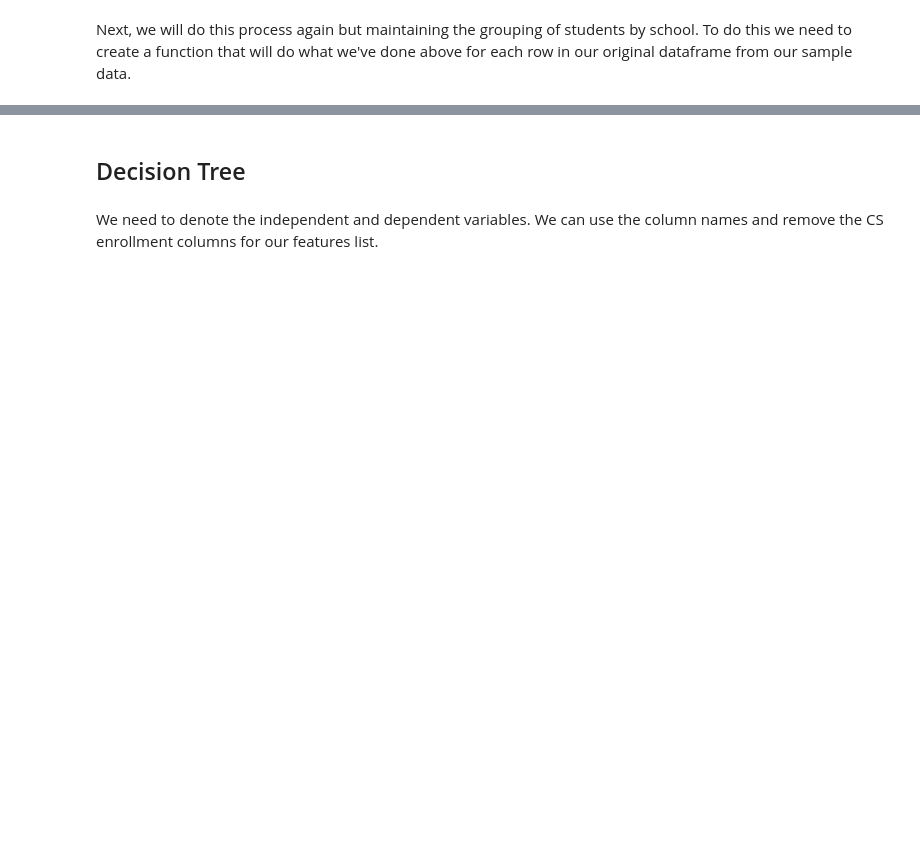
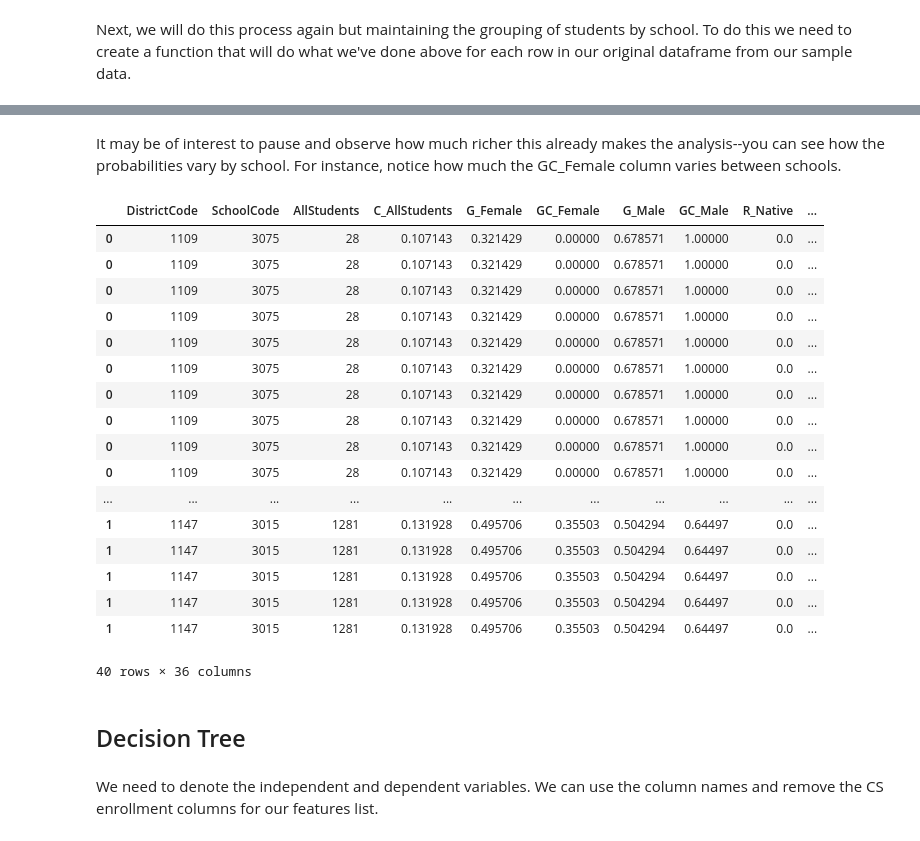
Before and after one commit to brinkbrink/WA_CS, a Jupyter notebook: WACSKeyPredictors.ipynb, the cells around one changed output, grey strips where cells are left out. Drawn from its saved outputs; the diff is of its cells as text; code cells hidden in the pictures; blank space fills up the shorter version.

```diff
--- a/WACSKeyPredictors.ipynb
+++ b/WACSKeyPredictors.ipynb
@@ -885,3 +920,29 @@ synth_probs.head(25)
+# %% [markdown]
+It may be of interest to pause and observe how much richer this already makes the analysis--you can see how the probabilities vary by school. For instance, notice how much the GC_Female column varies between schools.
+# %%
+cs_schools = cs_schools.loc[cs_schools.index.repeat(cs_schools.AllStudents)]
+
+
+cs_schools.head(40)
+# %% [output]
+|  | DistrictCode | SchoolCode | AllStudents | C_AllStudents | G_Female | GC_Female | G_Male | GC_Male | R_Native | ... |
+| 0 | 1109 | 3075 | 28 | 0.107143 | 0.321429 | 0.00000 | 0.678571 | 1.00000 | 0.0 | ... |
+| 0 | 1109 | 3075 | 28 | 0.107143 | 0.321429 | 0.00000 | 0.678571 | 1.00000 | 0.0 | ... |
+| 0 | 1109 | 3075 | 28 | 0.107143 | 0.321429 | 0.00000 | 0.678571 | 1.00000 | 0.0 | ... |
+| 0 | 1109 | 3075 | 28 | 0.107143 | 0.321429 | 0.00000 | 0.678571 | 1.00000 | 0.0 | ... |
+| 0 | 1109 | 3075 | 28 | 0.107143 | 0.321429 | 0.00000 | 0.678571 | 1.00000 | 0.0 | ... |
+| 0 | 1109 | 3075 | 28 | 0.107143 | 0.321429 | 0.00000 | 0.678571 | 1.00000 | 0.0 | ... |
+| 0 | 1109 | 3075 | 28 | 0.107143 | 0.321429 | 0.00000 | 0.678571 | 1.00000 | 0.0 | ... |
+| 0 | 1109 | 3075 | 28 | 0.107143 | 0.321429 | 0.00000 | 0.678571 | 1.00000 | 0.0 | ... |
+| 0 | 1109 | 3075 | 28 | 0.107143 | 0.321429 | 0.00000 | 0.678571 | 1.00000 | 0.0 | ... |
+| 0 | 1109 | 3075 | 28 | 0.107143 | 0.321429 | 0.00000 | 0.678571 | 1.00000 | 0.0 | ... |
+| ... | ... | ... | ... | ... | ... | ... | ... | ... | ... | ... |
+| 1 | 1147 | 3015 | 1281 | 0.131928 | 0.495706 | 0.35503 | 0.504294 | 0.64497 | 0.0 | ... |
+| 1 | 1147 | 3015 | 1281 | 0.131928 | 0.495706 | 0.35503 | 0.504294 | 0.64497 | 0.0 | ... |
+| 1 | 1147 | 3015 | 1281 | 0.131928 | 0.495706 | 0.35503 | 0.504294 | 0.64497 | 0.0 | ... |
+| 1 | 1147 | 3015 | 1281 | 0.131928 | 0.495706 | 0.35503 | 0.504294 | 0.64497 | 0.0 | ... |
+| 1 | 1147 | 3015 | 1281 | 0.131928 | 0.495706 | 0.35503 | 0.504294 | 0.64497 | 0.0 | ... |
+40 rows × 36 columns
 # %%
 # allstudents_df = synth_school[['AllStudents']].copy()
 # synth_probs['AllStudents'] = allstudents_df
```
Also changed, not shown: parts of 66 cells of this notebook.
